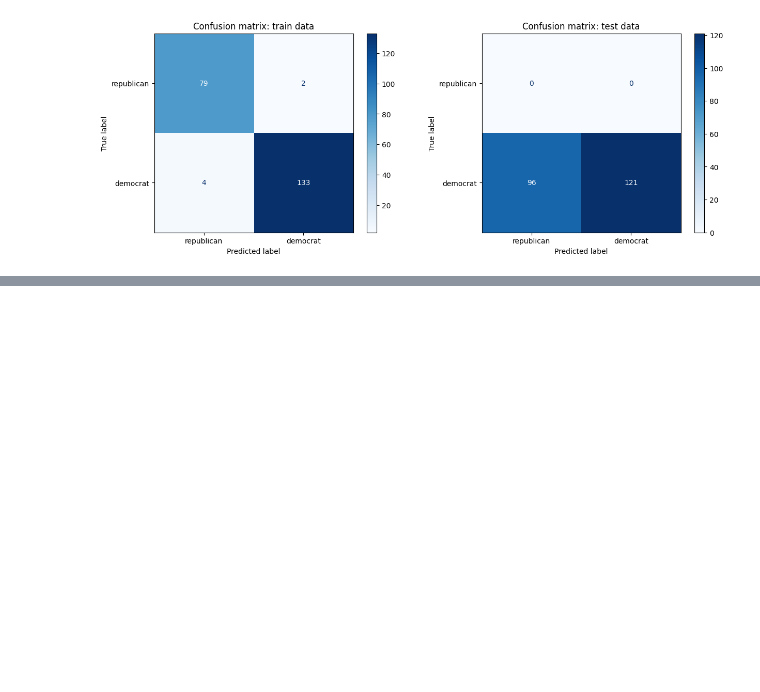
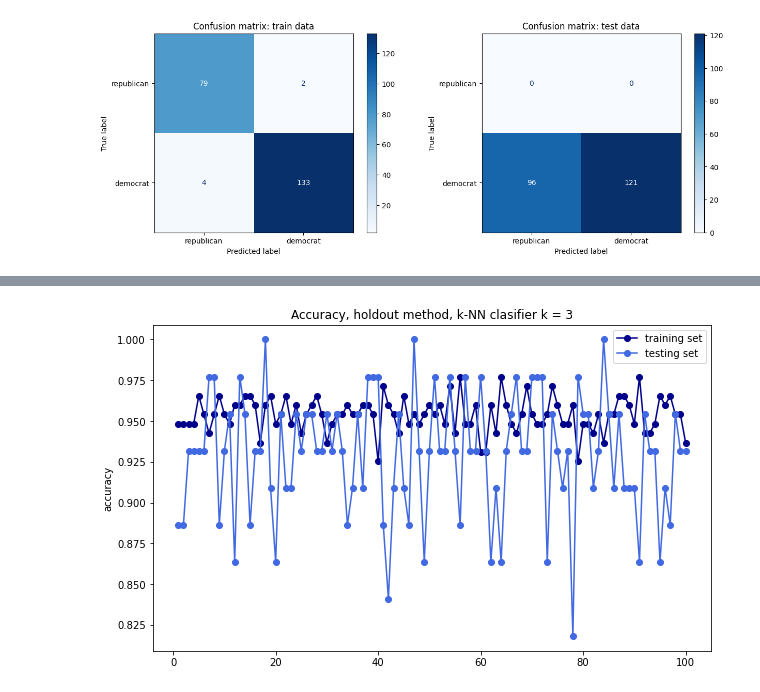
Before and after one commit to nadiaverdha/MachineLearningEx1, a Jupyter notebook: Ex1_kaggle_small.ipynb, the cells around one changed output, grey strips where cells are left out. Cells and saved outputs as stored; diff of their text form; code cells hidden in the pictures; blank space fills up the shorter version.

```diff
--- a/Ex1_kaggle_small.ipynb
+++ b/Ex1_kaggle_small.ipynb
@@ -561,0 +890,4 @@ Precision on test:  1.0
+# %%
+hold_out(k=3)
+# %% [output]
+[figure, added]
```
Also changed, not shown: parts of 54 cells of this notebook.
